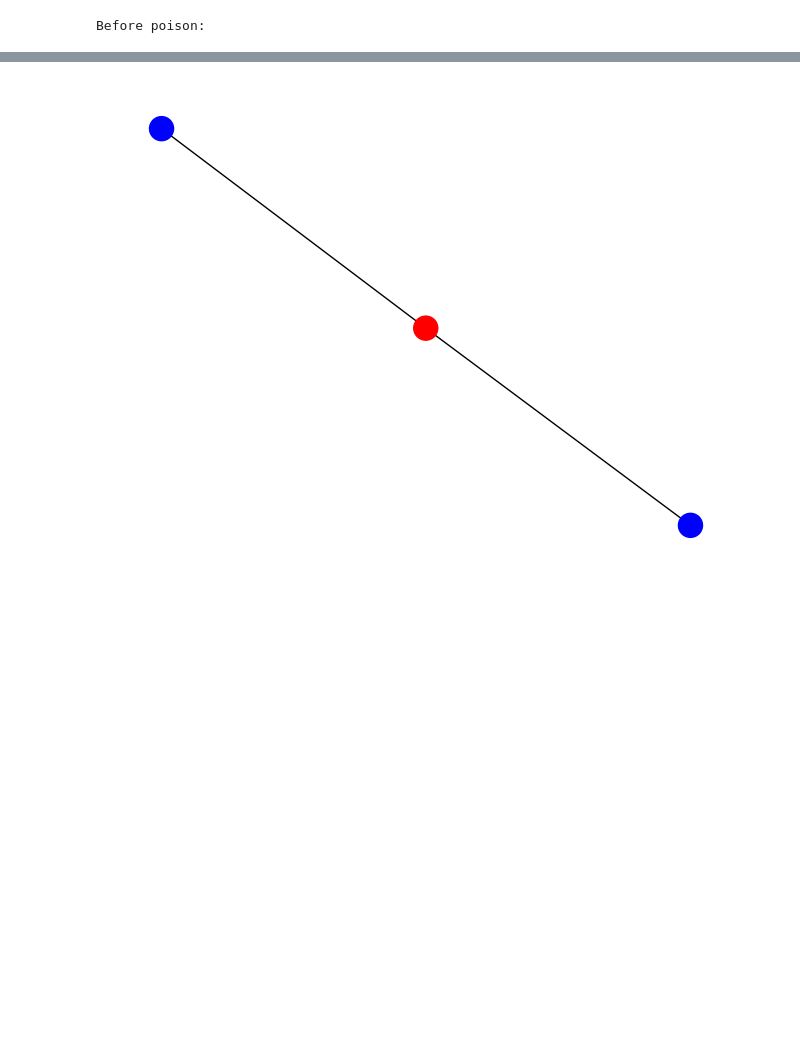
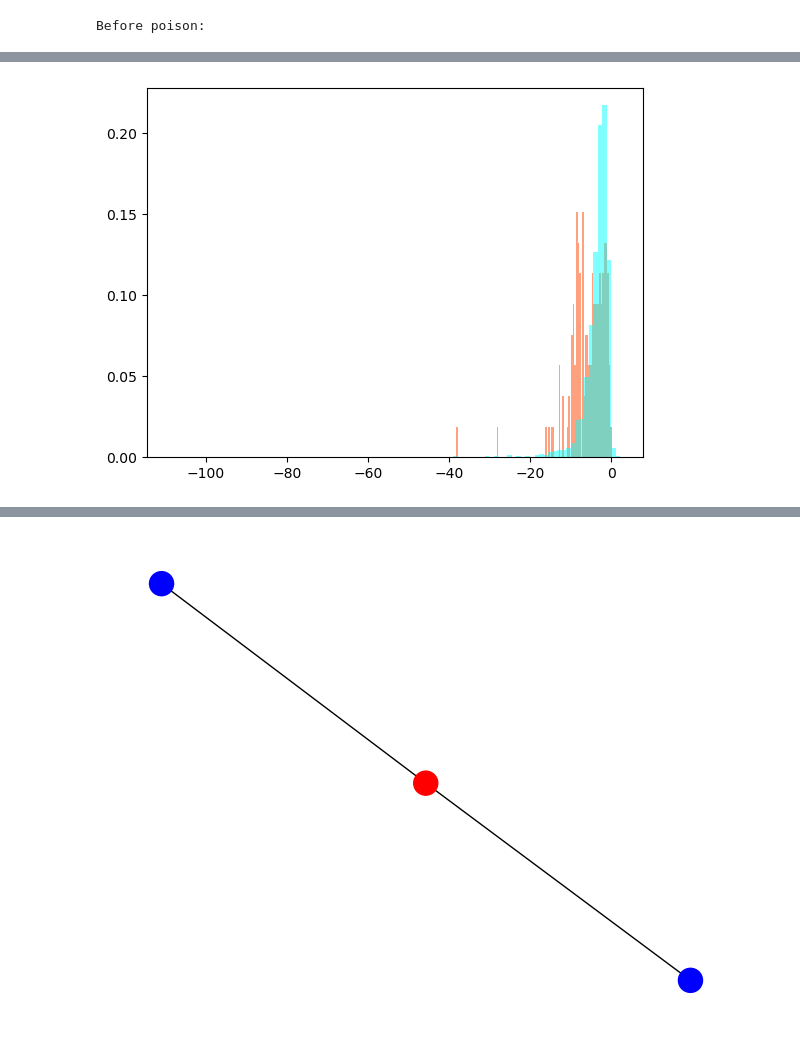
Before and after one commit to Grace-Melchiors/AAU-Dat6-Poison-GAD, a Jupyter notebook: Defence/grace.ipynb, the cells around one changed output, grey strips where cells are left out. Drawn from its saved outputs; the diff is of its cells as text; code cells hidden in the pictures; blank space fills up the shorter version.

```diff
--- a/Defence/grace.ipynb
+++ b/Defence/grace.ipynb
@@ -0,0 +249,37 @@
+# %%
+
+k = 300
+
+sorted_dom_as = np.argsort(DOMINANT_AS)[::-1]
+sorted_odd_as = np.argsort(AS_OddBall)[::-1]
+
+print(sorted_dom_as[:k])
+print(sorted_odd_as[:k])
+
+topK_dom = sorted_dom_as[:k]
+topK_odd = sorted_odd_as[:k]
+
+topK_all = list(set(topK_dom).union(set(topK_odd)))
+
+indexes_dom = []
+indexes_odd = []
+
+indexes_dom_anom = []
+indexes_odd_anom = []
+
+
+for i in topK_all:
+    if i in anomaly_list:
+        indexes_dom_anom.append(np.where(sorted_dom_as == i)[0][0])
+        indexes_odd_anom.append(np.where(sorted_odd_as == i)[0][0])
+    else :
+        indexes_dom.append(np.where(sorted_dom_as == i)[0][0])
+        indexes_odd.append(np.where(sorted_odd_as == i)[0][0])
+
+
+
+print(topK_all)
+print(indexes_dom)
+print(indexes_odd)
+
+#I want to get the indexes of the nodes, in each list
@@ -359,0 +845,9 @@ Epoch: 0199, Auc: 0.8220521062425986
+# %%
+import matplotlib.pyplot as plt
+
+plt.hist(l1_sc_anom, bins=100, color='orangered',  alpha = 0.5, density = True)
+plt.hist(l1_sc, bins=100, color='cyan', alpha = 0.5, density = True)
+
+plt.show()
+# %% [output]
+[figure, added]
```
Also changed, not shown: parts of 20 cells of this notebook, 7 other files.
